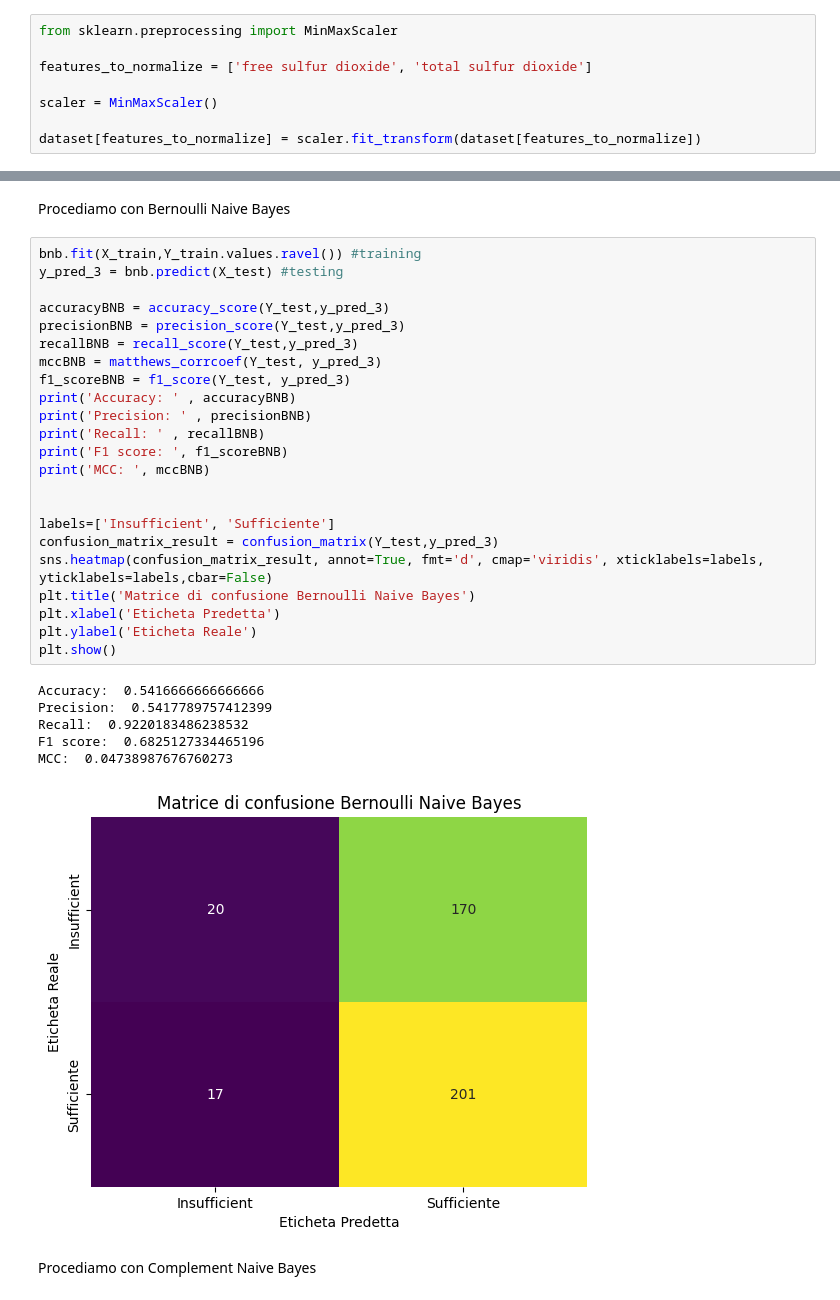
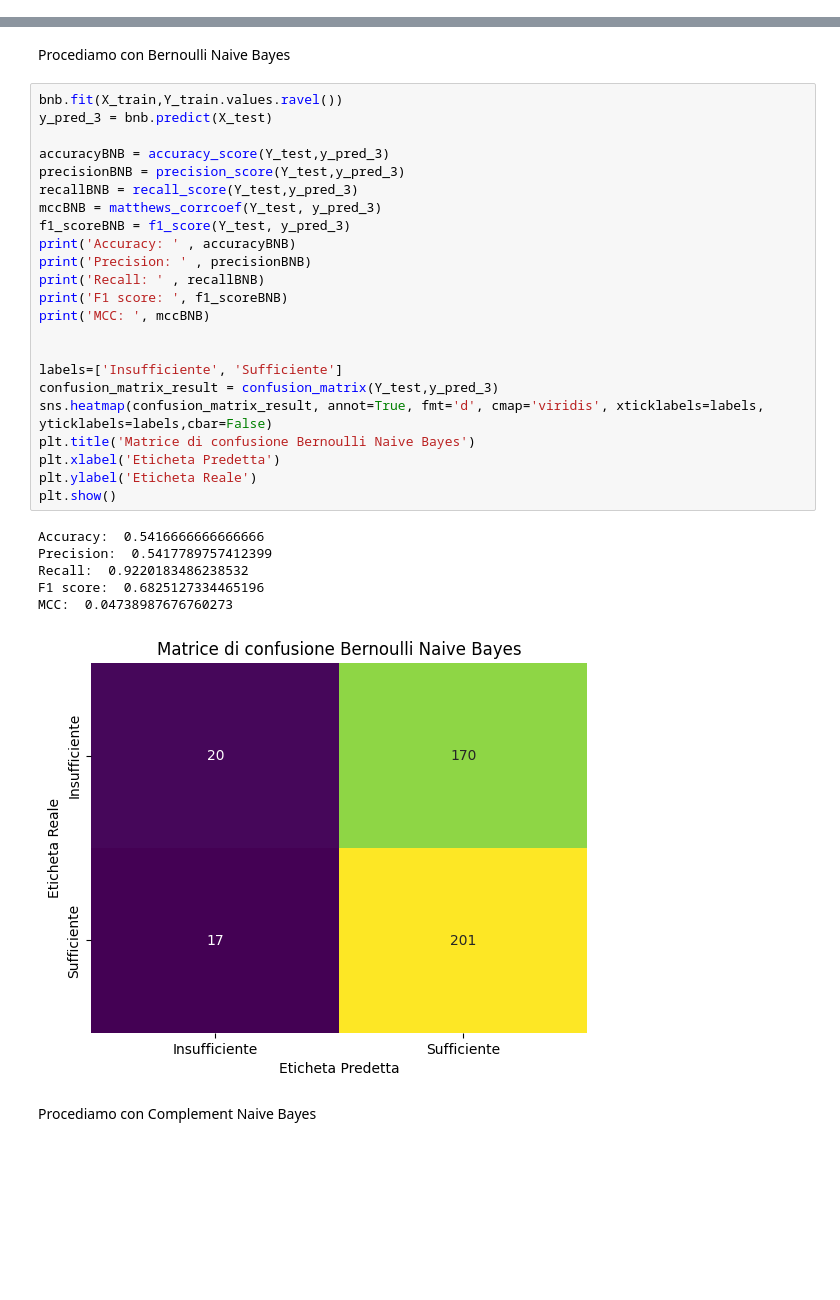
Before and after one commit to bafiuss/Sapore-DiVino, a Jupyter notebook: Sapore_DiVino-CODICE.ipynb, the cells around one changed output, grey strips where cells are left out. Saved outputs shown, nothing was run; the diff lists cells and outputs as text; blank space fills up the shorter version.

```diff
--- a/Sapore_DiVino-CODICE.ipynb
+++ b/Sapore_DiVino-CODICE.ipynb
@@ -165,8 +177,0 @@ Il Feature Scaling è una tecnica utilizzata nell'ambito del Mschine Learning e
-# %%
-from sklearn.preprocessing import MinMaxScaler
-
-features_to_normalize = ['free sulfur dioxide', 'total sulfur dioxide']
-
-scaler = MinMaxScaler()
-
-dataset[features_to_normalize] = scaler.fit_transform(dataset[features_to_normalize])
@@ -329,35 +351,35 @@ MCC:  0.286754823698056
 # %% [markdown]
 Procediamo con Bernoulli Naive Bayes
 # %%
-bnb.fit(X_train,Y_train.values.ravel()) #training
-y_pred_3 = bnb.predict(X_test) #testing
+bnb.fit(X_train,Y_train.values.ravel())
+y_pred_3 = bnb.predict(X_test)
 
 accuracyBNB = accuracy_score(Y_test,y_pred_3)
 precisionBNB = precision_score(Y_test,y_pred_3)
 recallBNB = recall_score(Y_test,y_pred_3)
 mccBNB = matthews_corrcoef(Y_test, y_pred_3)
 f1_scoreBNB = f1_score(Y_test, y_pred_3)
 print('Accuracy: ' , accuracyBNB)
 print('Precision: ' , precisionBNB)
 print('Recall: ' , recallBNB)
 print('F1 score: ', f1_scoreBNB)
 print('MCC: ', mccBNB)
 
 
-labels=['Insufficient', 'Sufficiente']
+labels=['Insufficiente', 'Sufficiente']
 confusion_matrix_result = confusion_matrix(Y_test,y_pred_3)
 sns.heatmap(confusion_matrix_result, annot=True, fmt='d', cmap='viridis', xticklabels=labels, yticklabels=labels,cbar=False)
 plt.title('Matrice di confusione Bernoulli Naive Bayes')
 plt.xlabel('Eticheta Predetta')
 plt.ylabel('Eticheta Reale')
 plt.show()
 # %% [output]
 Accuracy:  0.5416666666666666
 Precision:  0.5417789757412399
 Recall:  0.9220183486238532
 F1 score:  0.6825127334465196
 MCC:  0.04738987676760273
-[figure, old version]
+[figure, new version]
 # %% [markdown]
 Procediamo con Complement Naive Bayes
 # %%
```
Also changed, not shown: parts of 89 cells of this notebook.
